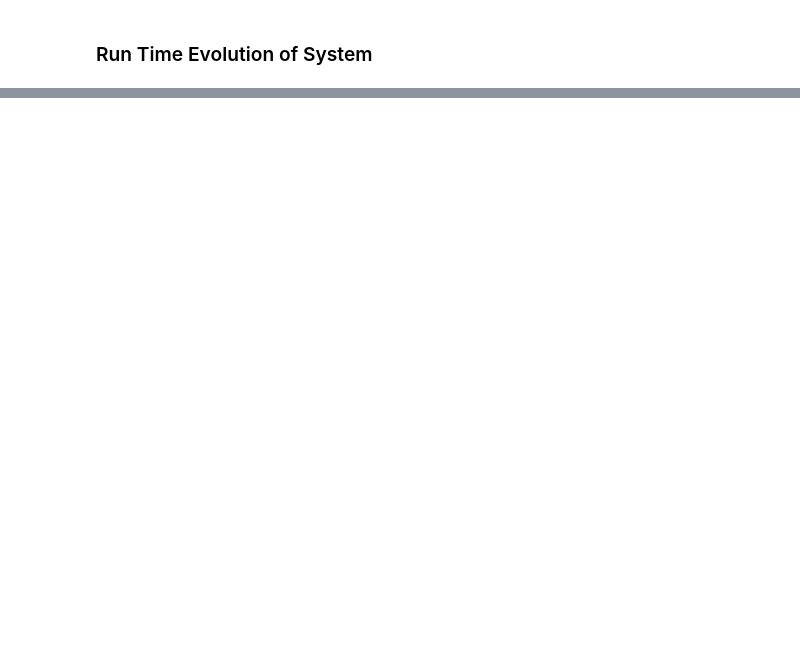
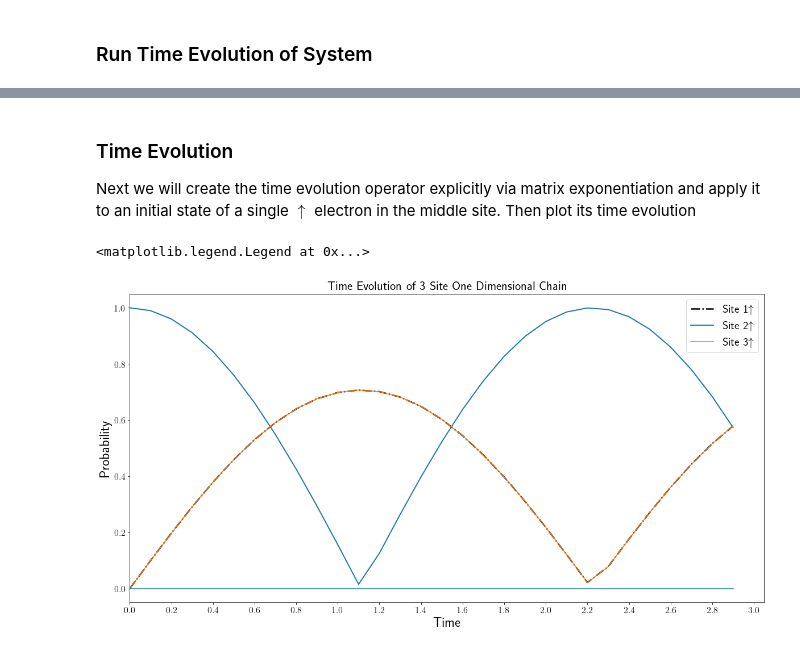
Before and after one commit to kaelynj/Qiskit-HubbardModel, a Jupyter notebook: Hubbard-Time-Evolution.ipynb, the cells around one changed output, grey strips where cells are left out. Cells and saved outputs as stored; diff of their text form; code cells hidden in the pictures; blank space fills up the shorter version.

```diff
--- a/Hubbard-Time-Evolution.ipynb
+++ b/Hubbard-Time-Evolution.ipynb
@@ -345,0 +454,45 @@ Below is the circuit diagram of the initalization to the state $\ket{\psi_0}=\ke
+# %% [markdown]
+### Time Evolution
+
+Next we will create the time evolution operator explicitly via matrix exponentiation and apply it to an initial state of a single $\uparrow$ electron in the middle site.  Then plot its time evolution
+# %%
+dt = 0.1
+tsteps = 30
+times = np.arange(0., tsteps*dt, dt)
+
+#There seems to be a factor of two needed in order to match up the frequencies of the two evolutions
+# Will continue to investigate why this might be.
+t_op = la.expm(-1j*H*dt*2.)
+
+wfk = [0, 1, 0]
+evolve = np.zeros([tsteps, len(wfk)])
+evolve[0] = wfk
+
+
+for t in range(1, tsteps):
+    wfk = np.dot(t_op, wfk)
+    evolve[t] = np.abs(wfk)
+#Create plots of the processed data
+fig2, ax2 = plt.subplots(figsize=(20,10))
+colors = list(mcolors.TABLEAU_COLORS.keys())
+
+sit1 = "Site "+str(1)+r'$\uparrow$'
+sit2 = "Site "+str(2)+r'$\uparrow$'
+sit3 = "Site "+str(3)+r'$\uparrow$'
+ax2.plot(times, evolve[:,0], linestyle='-.', color='k', linewidth=2.5, label=sit1)
+ax2.plot(times, evolve[:,1], linestyle='-', color=str(colors[0]), linewidth=2, label=sit2)
+ax2.plot(times, evolve[:,2], linestyle='-', color=str(colors[1]), linewidth=1.6, label=sit3)
+ax2.plot(times, np.zeros(len(times)))
+
+#ax2.set_ylim(0, 0.55)
+ax2.set_xlim(0, tsteps*dt+dt/2.)
+ax2.set_xticks(np.arange(0,tsteps*dt+dt, 0.2))
+#ax2.set_yticks(np.arange(0,0.55, 0.05))
+ax2.tick_params(labelsize=16)
+ax2.set_title('Time Evolution of 3 Site One Dimensional Chain', fontsize=22)
+ax2.set_xlabel('Time', fontsize=24)
+ax2.set_ylabel('Probability', fontsize=24)
+ax2.legend(fontsize=20)
+# %% [output]
+<matplotlib.legend.Legend at 0x...>
+[figure, added]
```
Also changed, not shown: parts of 11 cells of this notebook.
